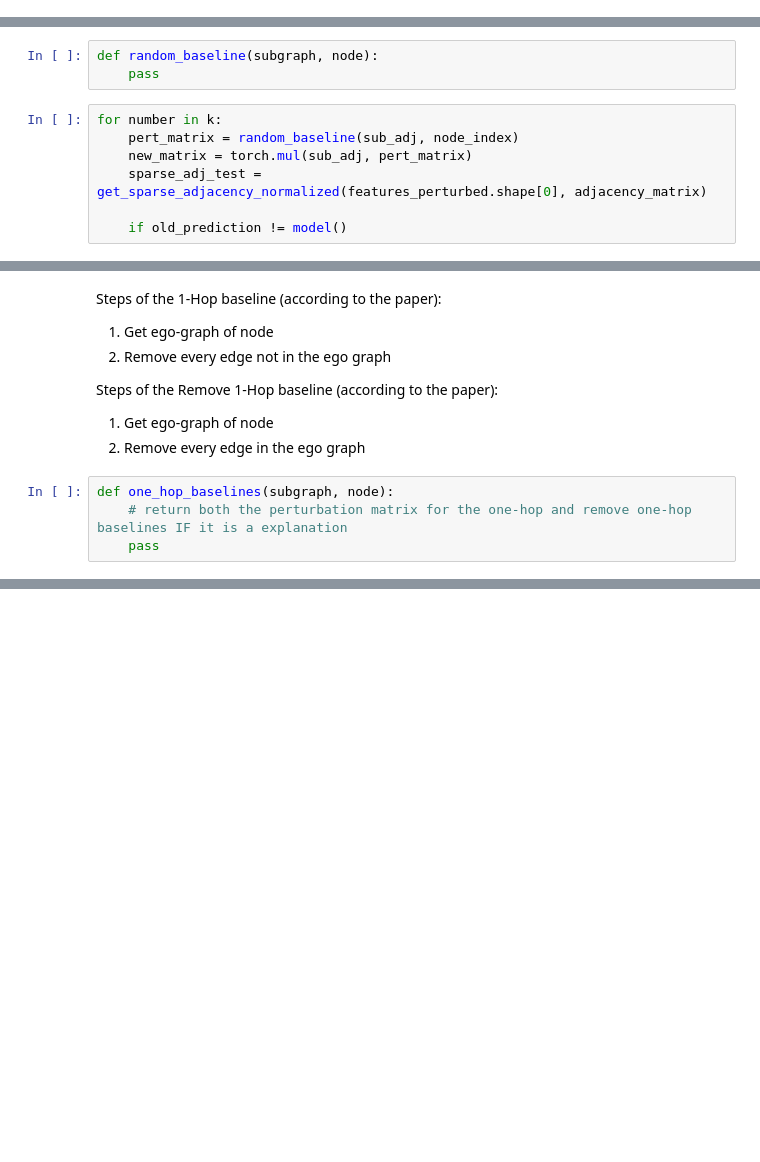
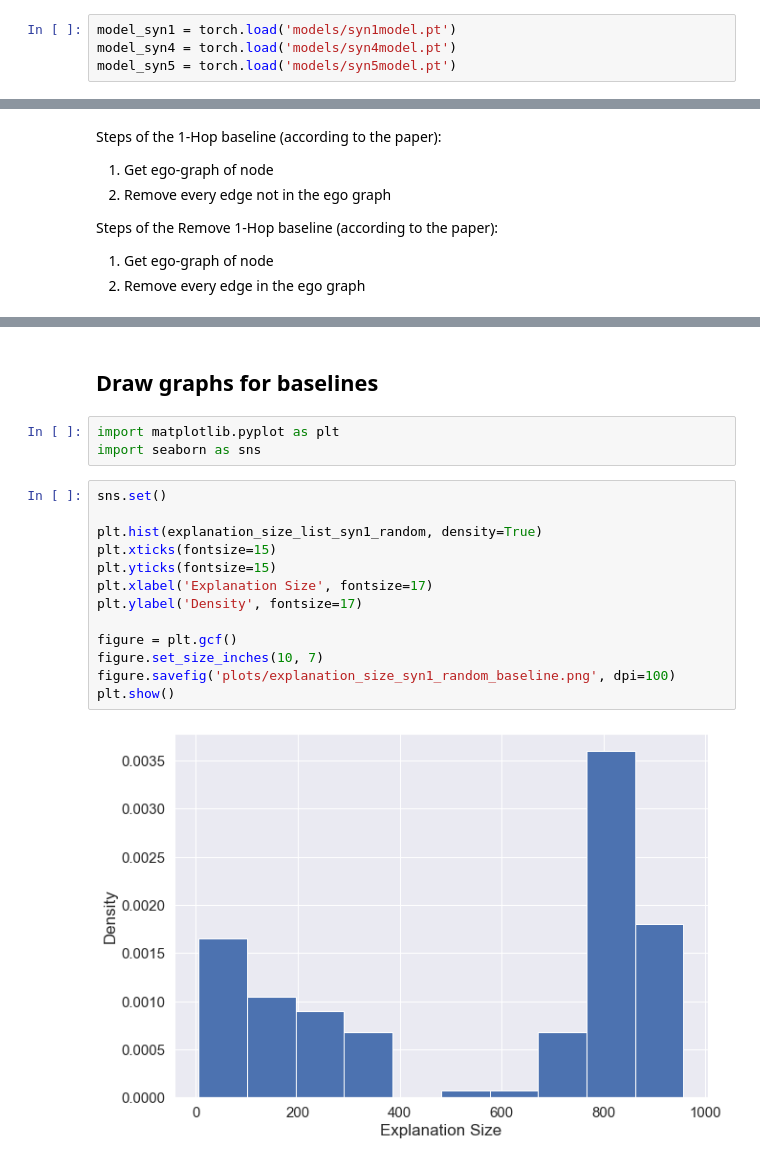
Before and after one commit to Janneke13/CF-GNNExplainer-recreation, a Jupyter notebook: baselines_notebook.ipynb, the cells around one changed output, grey strips where cells are left out. Cells and saved outputs as stored; diff of their text form; blank space fills up the shorter version.

```diff
--- a/baselines_notebook.ipynb
+++ b/baselines_notebook.ipynb
@@ -7,0 +58,4 @@ import numpy
+# %%
+model_syn1 = torch.load('models/syn1model.pt')
+model_syn4 = torch.load('models/syn4model.pt')
+model_syn5 = torch.load('models/syn5model.pt')
@@ -12,13 +94,3 @@ Steps of the random baseline (according to the paper):
 1. Randomly initialize P_hat in [-1,1]
 2. Apply sigmoid and threshold
 3. Do this for K times, keep minimal CF
-# %%
-def random_baseline(subgraph, node):
-    pass
-# %%
-for number in k:
-    pert_matrix = random_baseline(sub_adj, node_index)
-    new_matrix = torch.mul(sub_adj, pert_matrix)
-    sparse_adj_test = get_sparse_adjacency_normalized(features_perturbed.shape[0], adjacency_matrix)
-
-    if old_prediction != model()
@@ -32,7 +140,3 @@ Steps of the 1-Hop baseline (according to the paper):
 Steps of the Remove 1-Hop baseline (according to the paper):
 1. Get ego-graph of node
 2. Remove every edge in the ego graph
-# %%
-def one_hop_baselines(subgraph, node):
-    # return both the perturbation matrix for the one-hop and remove one-hop baselines IF it is a explanation
-    pass
@@ -50,0 +552,20 @@ def gnnexplainer_baseline(nr_edges, subgraph, node, model):
+# %% [markdown]
+## Draw graphs for baselines
+# %%
+import matplotlib.pyplot as plt
+import seaborn as sns
+# %%
+sns.set()
+
+plt.hist(explanation_size_list_syn1_random, density=True)
+plt.xticks(fontsize=15)
+plt.yticks(fontsize=15)
+plt.xlabel('Explanation Size', fontsize=17)
+plt.ylabel('Density', fontsize=17)
+
+figure = plt.gcf()
+figure.set_size_inches(10, 7)
+figure.savefig('plots/explanation_size_syn1_random_baseline.png', dpi=100)
+plt.show()
+# %% [output]
+[figure, added]
```
Also changed, not shown: parts of 27 cells of this notebook, 21 other files.
